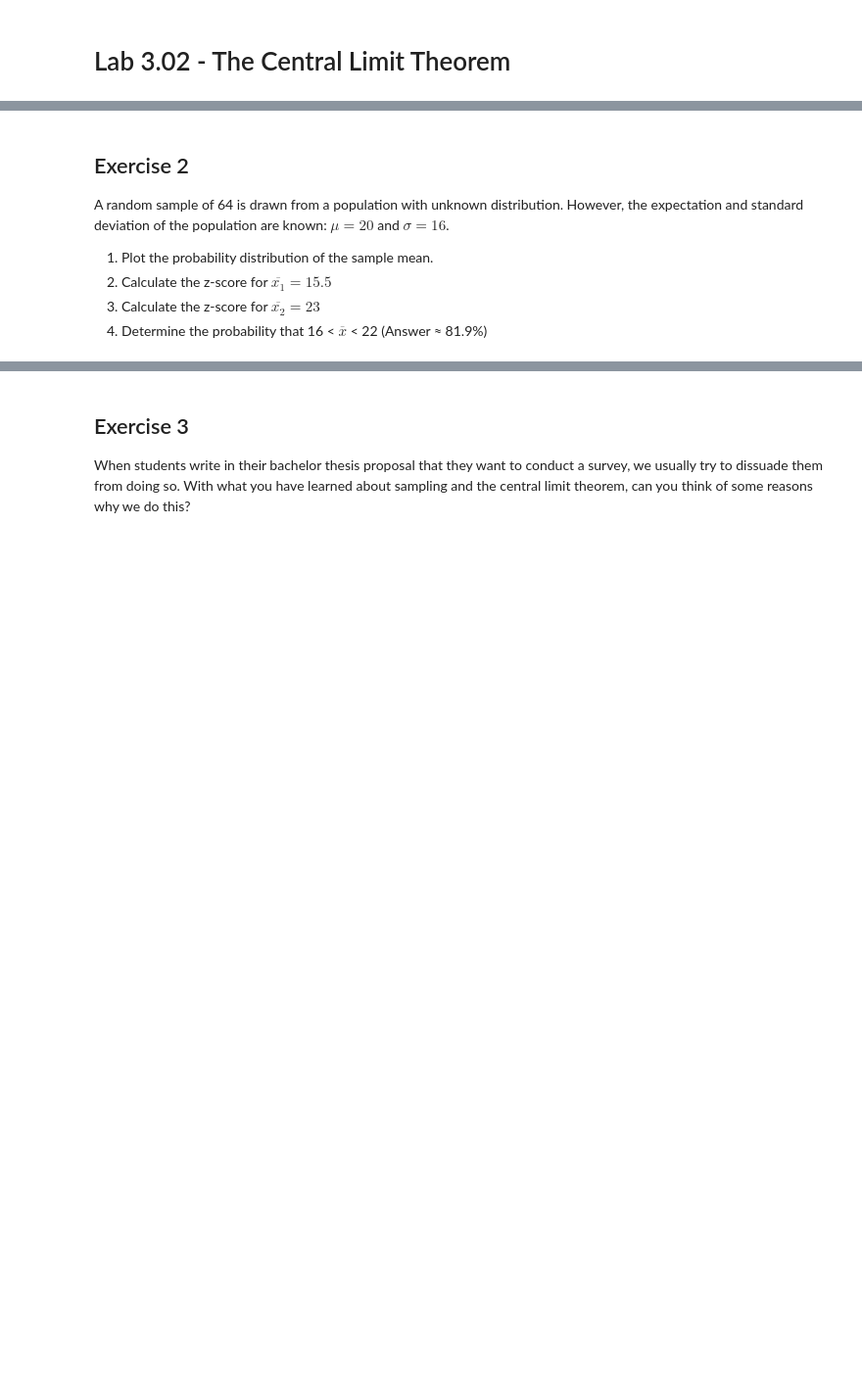
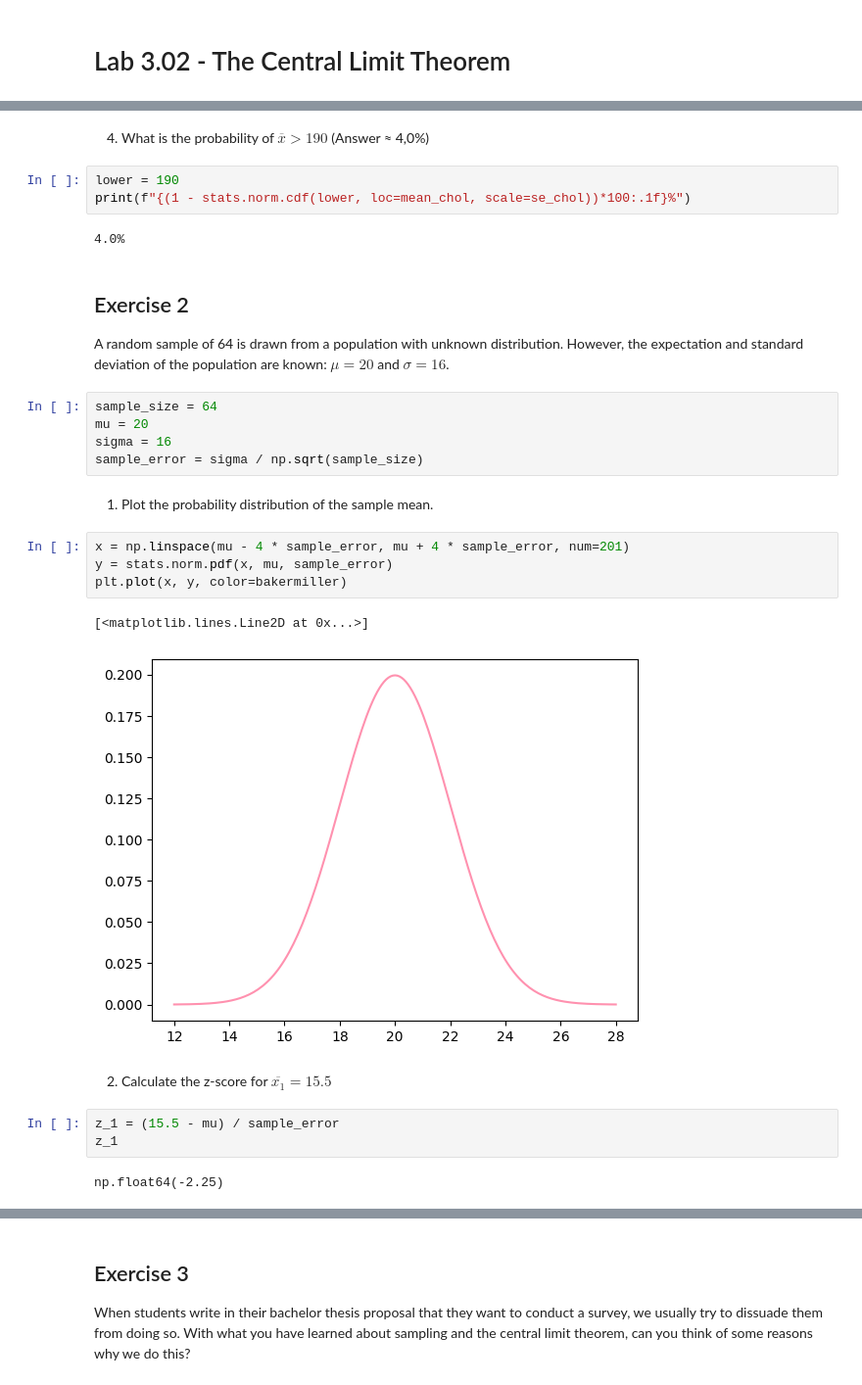
Before and after one commit to booterham/Data-Science-AI, a Jupyter notebook: dsai-labs/3-central-limit-testing/lab-3.02-central-limit-theory.ipynb, the cells around one changed output, grey strips where cells are left out. Shown at 98% size. Saved outputs shown, nothing was run; the diff lists cells and outputs as text; blank space fills up the shorter version.

```diff
--- a/dsai-labs/3-central-limit-testing/lab-3.02-central-limit-theory.ipynb
+++ b/dsai-labs/3-central-limit-testing/lab-3.02-central-limit-theory.ipynb
@@ -14,9 +51,33 @@ A health survey between 1988 and 1994 indicated that the mean cholesterol value
+# %% [markdown]
+4. What is the probability of $\overline{x} > 190$ (Answer ≈ 4,0%)
+# %%
+lower = 190
+print(f"{(1 - stats.norm.cdf(lower, loc=mean_chol, scale=se_chol))*100:.1f}%")
+# %% [output]
+4.0%
 # %% [markdown]
 ## Exercise 2
 
 A random sample of 64 is drawn from a population with unknown distribution. However, the expectation and standard deviation of the population are known: $\mu = 20$ and $\sigma = 16$.
-
-1. Plot the probability distribution of the sample mean.
-2. Calculate the z-score for $\overline{x_1} = 15.5$
-3. Calculate the z-score for $\overline{x_2} = 23$
-4. Determine the probability that 16 < $\overline{x}$ < 22 (Answer ≈ 81.9%)
+# %%
+sample_size = 64
+mu = 20
+sigma = 16
+sample_error = sigma / np.sqrt(sample_size)
+# %% [markdown]
+
+1. Plot the probability distribution of the sample mean.
+# %%
+x = np.linspace(mu - 4 * sample_error, mu + 4 * sample_error, num=201)
+y = stats.norm.pdf(x, mu, sample_error)
+plt.plot(x, y, color=bakermiller)
+# %% [output]
+[<matplotlib.lines.Line2D at 0x...>]
+[figure, added]
+# %% [markdown]
+2. Calculate the z-score for $\overline{x_1} = 15.5$
+# %%
+z_1 = (15.5 - mu) / sample_error
+z_1
+# %% [output]
+np.float64(-2.25)
```
Also changed, not shown: parts of 16 cells of this notebook, 1 other file.
